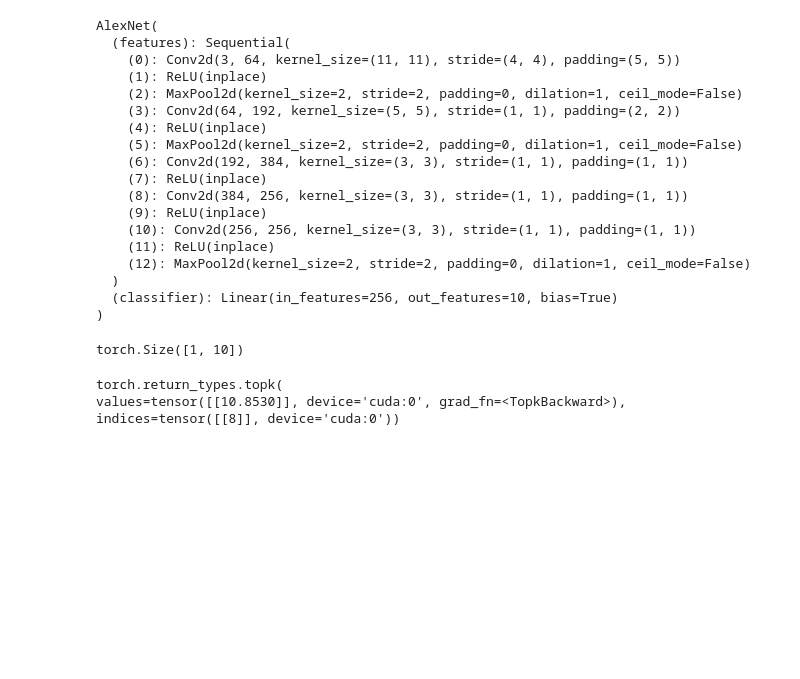
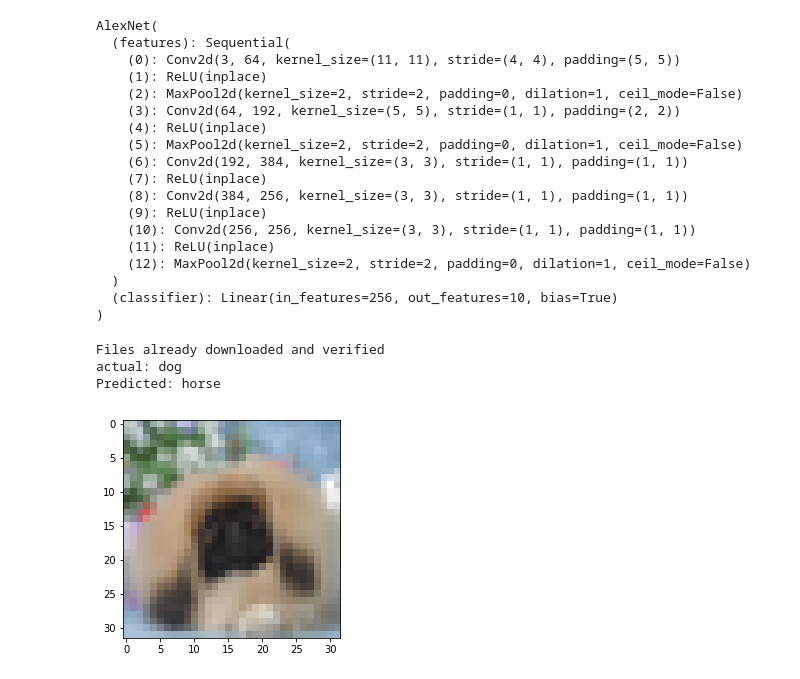
Before and after one commit to awwong1/pytorch-model-compression, a Jupyter notebook: pred_explain.ipynb, the cells around one changed output. Drawn from its saved outputs; the diff is of its cells as text; code cells hidden in the pictures; blank space fills up the shorter version.

```diff
--- a/pred_explain.ipynb
+++ b/pred_explain.ipynb
@@ -50,27 +38,36 @@ AlexNet(
   (classifier): Linear(in_features=256, out_features=10, bias=True)
 )
 # %%
+testset = datasets.CIFAR10(root="./data", train=False, download=True)
+num_classes = 10
+label_names = ("plane", "car", "bird", "cat", "deer", "dog", "frog", "horse",
+               "ship", "truck")
+
+(image, class_index) = testset[250] # 3 (plane), 250 (dog, pred: horse)
+imshow(image)
+label = torch.LongTensor([class_index])
+print("actual:", label_names[class_index])
+
 image_tensor = transforms.ToTensor()(image)
 norm_image_tensor = transforms.Normalize(
     (0.4914, 0.4822, 0.4465), (0.2023, 0.1994, 0.2010))(image_tensor)
 
 # add batch dimension
 image_tensor.unsqueeze_(0)
 norm_image_tensor.unsqueeze_(0)
 
 if torch.cuda.is_available():
     image_tensor = image_tensor.cuda()
     norm_image_tensor = norm_image_tensor.cuda()
     label = label.cuda()
 
 output = model(norm_image_tensor)
-print(output.shape)
-output.topk(k=1)
+print("Predicted:", label_names[output.topk(k=1)[1]])
 # %% [output]
-torch.Size([1, 10])
+Files already downloaded and verified
+actual: dog
+Predicted: horse
-torch.return_types.topk(
-values=tensor([[10.8530]], device='cuda:0', grad_fn=<TopkBackward>),
-indices=tensor([[8]], device='cuda:0'))
+[figure, added]
 # %%
 results = saliency.get_image_saliency_results(
     model, image, norm_image_tensor, label,
```
Also changed, not shown: parts of 3 cells of this notebook, 2 other files.
